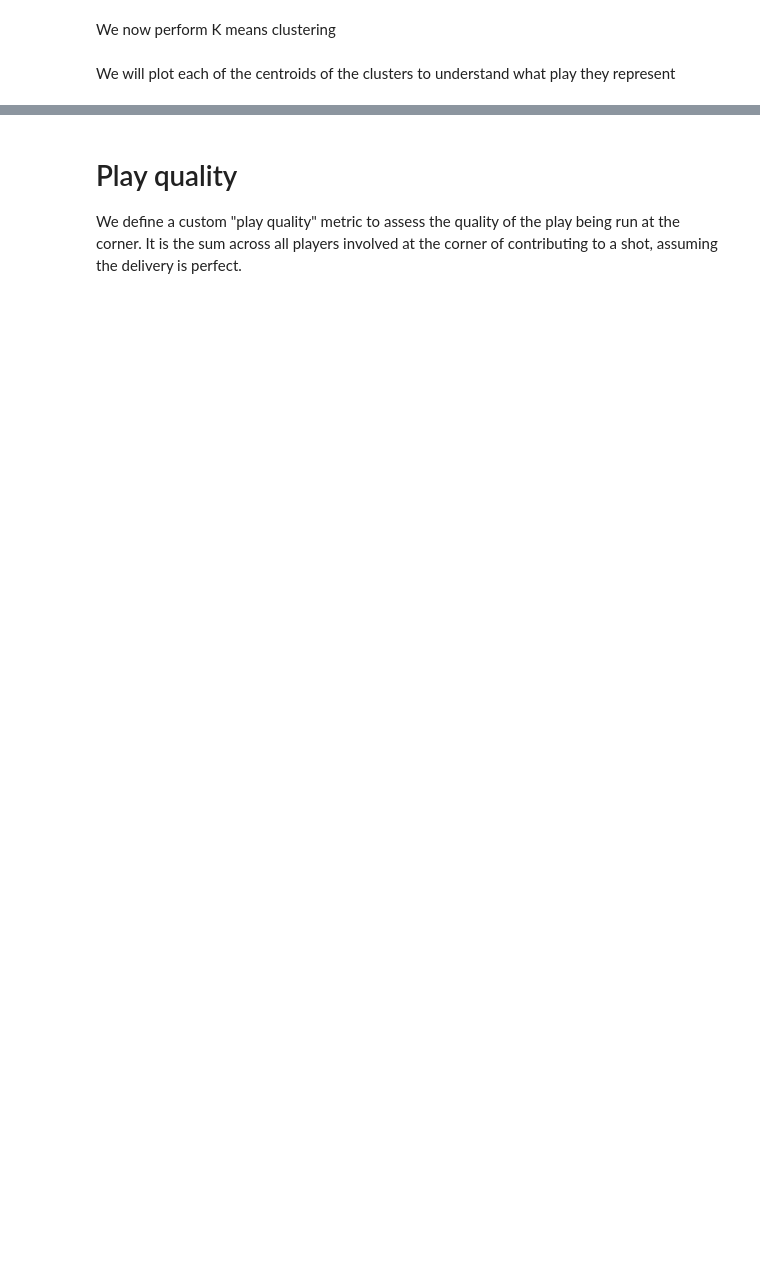
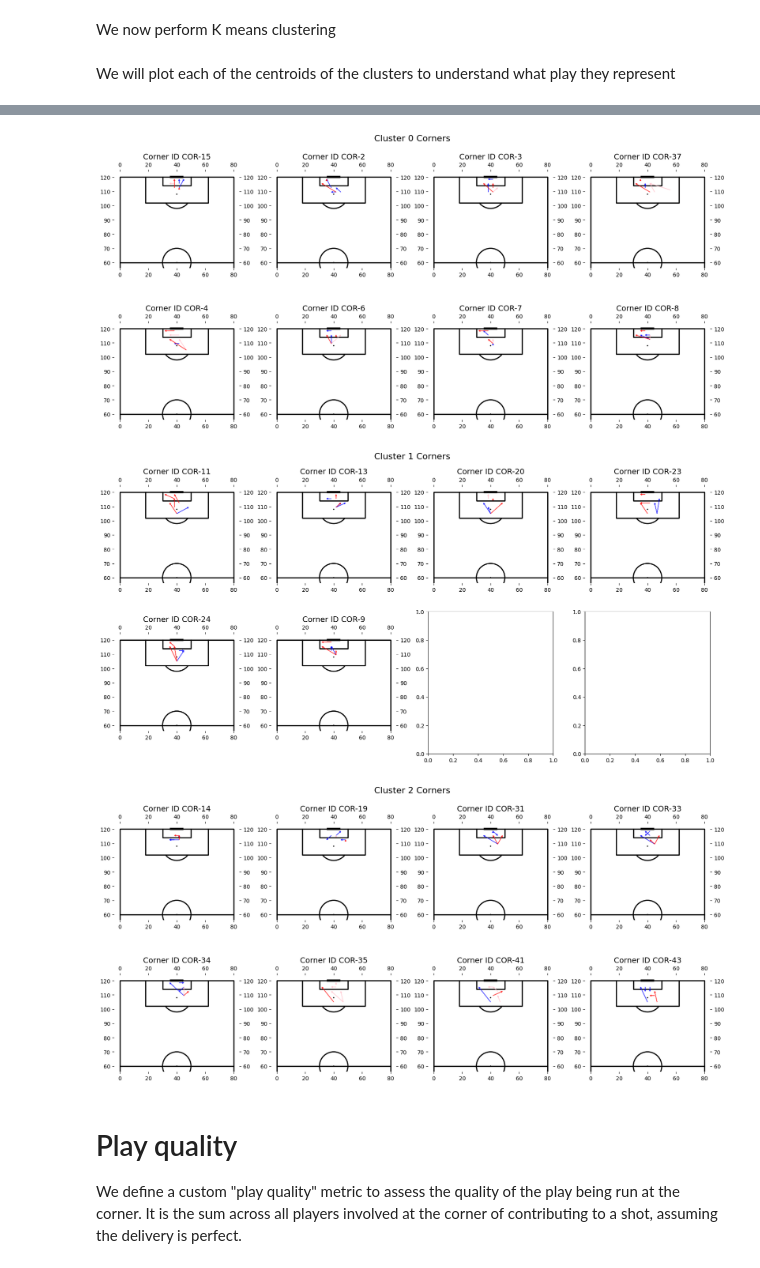
Before and after one commit to gsheir/arsenal_corners, a Jupyter notebook: corner_analysis.ipynb, the cells around one changed output, grey strips where cells are left out. Saved outputs shown, nothing was run; the diff lists cells and outputs as text; code cells hidden in the pictures; blank space fills up the shorter version.

```diff
--- a/corner_analysis.ipynb
+++ b/corner_analysis.ipynb
@@ -744,3 +740,35 @@ for idx, centroid in centroids_df.iterrows():
+# %%
+# For each cluster, plot play diagrams for each corner ID in a grid with 4 columns
+
+for cluster_id in range(n_clusters):
+    corners_in_cluster = corners_normalised[corners_normalised['Cluster'] == cluster_id]
+
+    nrows = int(np.ceil(len(corners_in_cluster) / 4))
+    fig, axs = plt.subplots(nrows, 4, figsize=(16, 4 * nrows), constrained_layout=True)
+    axs = axs.flatten()
+
+    for idx, corner_id in enumerate(corners_in_cluster.index):
+        corner_paths = corners_in_cluster.loc[corner_id]
+        paths = []
+        for i in range(1, 6):
+            path = {
+                'start_x': corner_paths[f'start_x_{i}'],
+                'start_y': corner_paths[f'start_y_{i}'],
+                'end_x': corner_paths[f'end_x_{i}'],
+                'end_y': corner_paths[f'end_y_{i}'],
+                'Role': corner_paths[f'Role_{i}']
+            }
+            paths.append(path)
+        paths_df = pd.DataFrame(paths)
+        fig = plot_corner_paths(
+            paths_df, title=f"Corner ID {corner_id}", ax=axs[idx], legend=False
+        )
+    plt.suptitle(f"Cluster {cluster_id} Corners", fontsize=16)
+    plt.show()
+# %% [output]
+[figure, added]
+[figure, added]
+[figure, added]
 # %% [markdown]
 # Play quality
 
```
Also changed, not shown: parts of 10 cells of this notebook.
